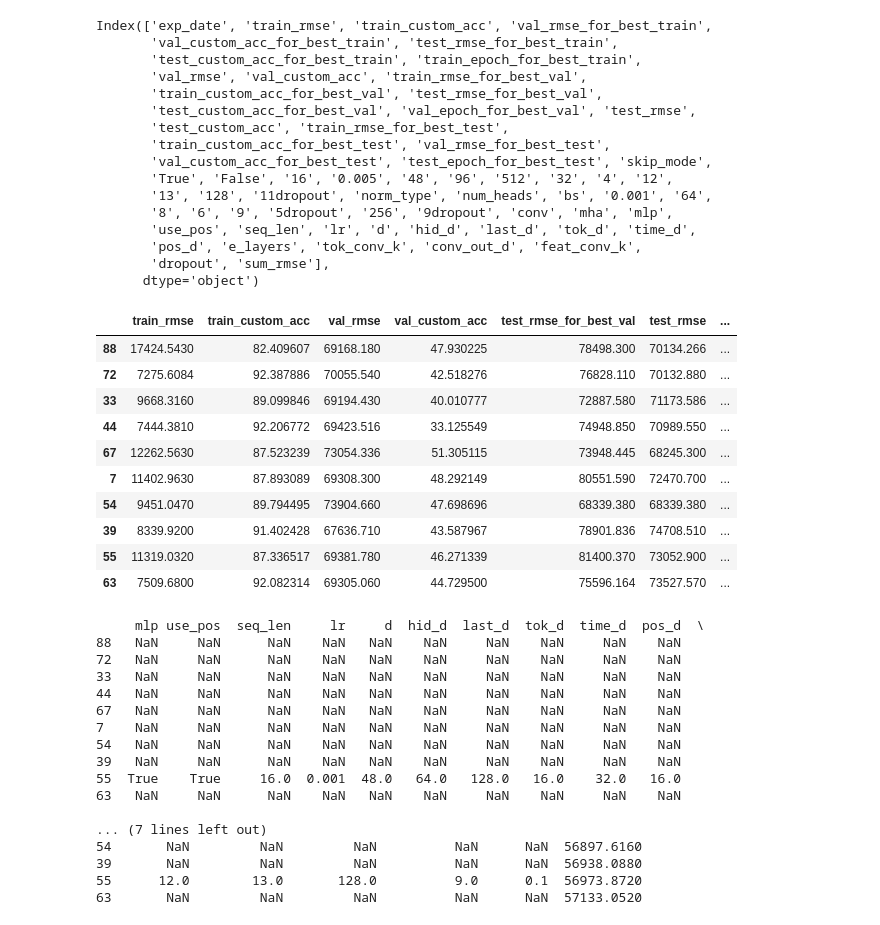
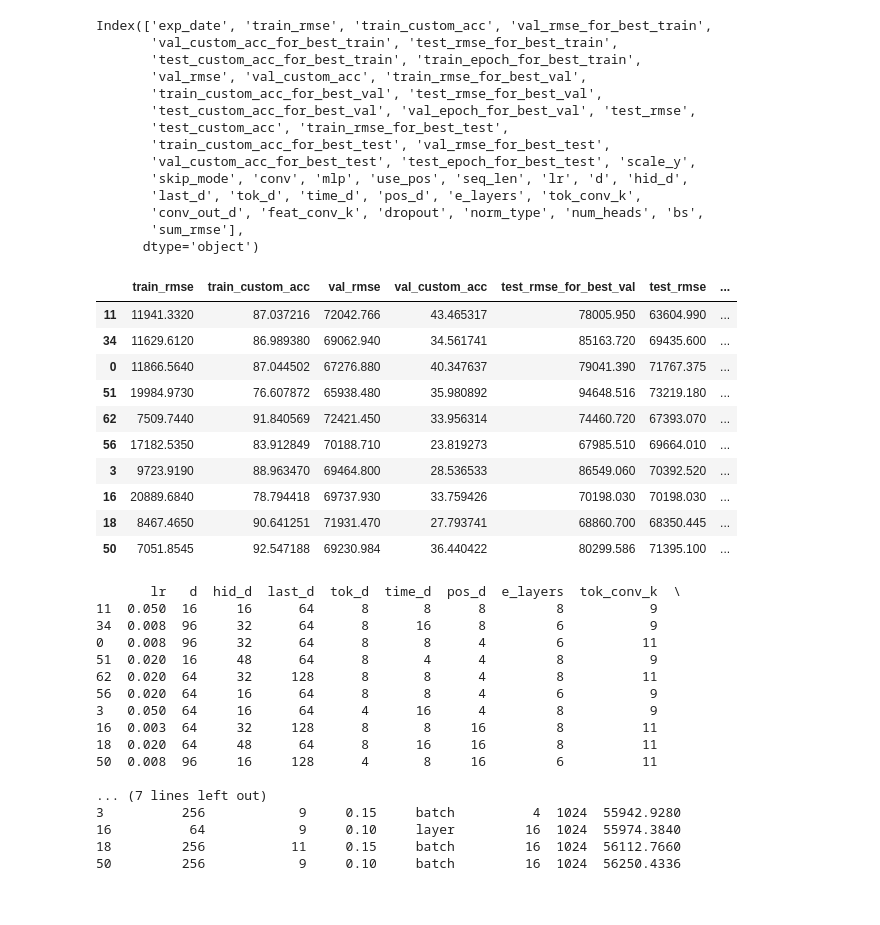
Before and after one commit to Pein2017/Wind-Power-Prediction, a Jupyter notebook: results_analysis/metrics_settings_analysis.ipynb, the cells around one changed output. Saved outputs shown, nothing was run; the diff lists cells and outputs as text; code cells hidden in the pictures.

```diff
--- a/results_analysis/metrics_settings_analysis.ipynb
+++ b/results_analysis/metrics_settings_analysis.ipynb
@@ -7,7 +7,7 @@ import seaborn as sns
 # %%
 base_folder = "/data3/lsf/Pein/Power-Prediction/res_output/"
 
-time_folder = "24-08-17-mlp_v3-search-8procs"
+time_folder = "24-08-18-mlp_v3-minmax"
 
 
 path = base_folder + time_folder + "_result/" + time_folder + "-joined_metrics.csv"
@@ -123,27 +125,34 @@ Index(['exp_date', 'train_rmse', 'train_custom_acc', 'val_rmse_for_best_train',
        'test_custom_acc_for_best_val', 'val_epoch_for_best_val', 'test_rmse',
        'test_custom_acc', 'train_rmse_for_best_test',
        'train_custom_acc_for_best_test', 'val_rmse_for_best_test',
-       'val_custom_acc_for_best_test', 'test_epoch_for_best_test', 'skip_mode',
-       'True', 'False', '16', '0.005', '48', '96', '512', '32', '4', '12',
-       '13', '128', '11dropout', 'norm_type', 'num_heads', 'bs', '0.001', '64',
-       '8', '6', '9', '5dropout', '256', '9dropout', 'conv', 'mha', 'mlp',
-       'use_pos', 'seq_len', 'lr', 'd', 'hid_d', 'last_d', 'tok_d', 'time_d',
-       'pos_d', 'e_layers', 'tok_conv_k', 'conv_out_d', 'feat_conv_k',
-       'dropout', 'sum_rmse'],
+       'val_custom_acc_for_best_test', 'test_epoch_for_best_test', 'scale_y',
+       'skip_mode', 'conv', 'mlp', 'use_pos', 'seq_len', 'lr', 'd', 'hid_d',
+       'last_d', 'tok_d', 'time_d', 'pos_d', 'e_layers', 'tok_conv_k',
+       'conv_out_d', 'feat_conv_k', 'dropout', 'norm_type', 'num_heads', 'bs',
+       'sum_rmse'],
       dtype='object')
 # %%
-selected_cols =['train_rmse','train_custom_acc', 'val_rmse','val_custom_acc','test_rmse_for_best_val', 'test_rmse', 'test_custom_acc','val_custom_acc_for_best_test']
+selected_cols = [
+    "train_rmse",
+    "train_custom_acc",
+    "val_rmse",
+    "val_custom_acc",
+    "test_rmse_for_best_val",
+    "test_rmse",
+    "test_custom_acc",
+    "val_custom_acc_for_best_test",
+]
 sorted_df[selected_cols].head(10)
 # %% [output]
 |  | train_rmse | train_custom_acc | val_rmse | val_custom_acc | test_rmse_for_best_val | test_rmse | ... |
-| 88 | 17424.5430 | 82.409607 | 69168.180 | 47.930225 | 78498.300 | 70134.266 | ... |
-| 72 | 7275.6084 | 92.387886 | 70055.540 | 42.518276 | 76828.110 | 70132.880 | ... |
-| 33 | 9668.3160 | 89.099846 | 69194.430 | 40.010777 | 72887.580 | 71173.586 | ... |
-| 44 | 7444.3810 | 92.206772 | 69423.516 | 33.125549 | 74948.850 | 70989.550 | ... |
-| 67 | 12262.5630 | 87.523239 | 73054.336 | 51.305115 | 73948.445 | 68245.300 | ... |
-| 7 | 11402.9630 | 87.893089 | 69308.300 | 48.292149 | 80551.590 | 72470.700 | ... |
-| 54 | 9451.0470 | 89.794495 | 73904.660 | 47.698696 | 68339.380 | 68339.380 | ... |
-| 39 | 8339.9200 | 91.402428 | 67636.710 | 43.587967 | 78901.836 | 74708.510 | ... |
-| 55 | 11319.0320 | 87.336517 | 69381.780 | 46.271339 | 81400.370 | 73052.900 | ... |
-| 63 | 7509.6800 | 92.082314 | 69305.060 | 44.729500 | 75596.164 | 73527.570 | ... |
+| 11 | 11941.3320 | 87.037216 | 72042.766 | 43.465317 | 78005.950 | 63604.990 | ... |
+| 34 | 11629.6120 | 86.989380 | 69062.940 | 34.561741 | 85163.720 | 69435.600 | ... |
+| 0 | 11866.5640 | 87.044502 | 67276.880 | 40.347637 | 79041.390 | 71767.375 | ... |
+| 51 | 19984.9730 | 76.607872 | 65938.480 | 35.980892 | 94648.516 | 73219.180 | ... |
+| 62 | 7509.7440 | 91.840569 | 72421.450 | 33.956314 | 74460.720 | 67393.070 | ... |
+| 56 | 17182.5350 | 83.912849 | 70188.710 | 23.819273 | 67985.510 | 69664.010 | ... |
+| 3 | 9723.9190 | 88.963470 | 69464.800 | 28.536533 | 86549.060 | 70392.520 | ... |
+| 16 | 20889.6840 | 78.794418 | 69737.930 | 33.759426 | 70198.030 | 70198.030 | ... |
+| 18 | 8467.4650 | 90.641251 | 71931.470 | 27.793741 | 68860.700 | 68350.445 | ... |
+| 50 | 7051.8545 | 92.547188 | 69230.984 | 36.440422 | 80299.586 | 71395.100 | ... |
 # %%
@@ -167,24 +175,23 @@ columns_to_drop = [
 
 output = sorted_df.head(top_n).drop(columns=columns_to_drop)
 # %%
-
 # print last few columns
 print(output.iloc[:, -16:])
 # %% [output]
-     mlp use_pos  seq_len     lr     d  hid_d  last_d  tok_d  time_d  pos_d  \
-88   NaN     NaN      NaN    NaN   NaN    NaN     NaN    NaN     NaN    NaN
-72   NaN     NaN      NaN    NaN   NaN    NaN     NaN    NaN     NaN    NaN
-33   NaN     NaN      NaN    NaN   NaN    NaN     NaN    NaN     NaN    NaN
-44   NaN     NaN      NaN    NaN   NaN    NaN     NaN    NaN     NaN    NaN
-67   NaN     NaN      NaN    NaN   NaN    NaN     NaN    NaN     NaN    NaN
-7    NaN     NaN      NaN    NaN   NaN    NaN     NaN    NaN     NaN    NaN
-54   NaN     NaN      NaN    NaN   NaN    NaN     NaN    NaN     NaN    NaN
-39   NaN     NaN      NaN    NaN   NaN    NaN     NaN    NaN     NaN    NaN
-55  True    True     16.0  0.001  48.0   64.0   128.0   16.0    32.0   16.0
-63   NaN     NaN      NaN    NaN   NaN    NaN     NaN    NaN     NaN    NaN
+       lr   d  hid_d  last_d  tok_d  time_d  pos_d  e_layers  tok_conv_k  \
+11  0.050  16     16      64      8       8      8         8           9
+34  0.008  96     32      64      8      16      8         6           9
+0   0.008  96     32      64      8       8      4         6          11
+51  0.020  16     48      64      8       4      4         8           9
+62  0.020  64     32     128      8       8      4         8          11
+56  0.020  64     16      64      8       8      4         6           9
+3   0.050  64     16      64      4      16      4         8           9
+16  0.003  64     32     128      8       8     16         8          11
+18  0.020  64     48      64      8      16     16         8          11
+50  0.008  96     16     128      4       8     16         6          11
 
 ... (7 lines left out)
-54       NaN         NaN         NaN          NaN      NaN  56897.6160
-39       NaN         NaN         NaN          NaN      NaN  56938.0880
-55      12.0        13.0       128.0          9.0      0.1  56973.8720
-63       NaN         NaN         NaN          NaN      NaN  57133.0520
+3          256            9     0.15     batch          4  1024  55942.9280
+16          64            9     0.10     layer         16  1024  55974.3840
+18         256           11     0.15     batch         16  1024  56112.7660
+50         256            9     0.10     batch         16  1024  56250.4336
```
Also changed, not shown: parts of 5 cells of this notebook, 42 other files.
